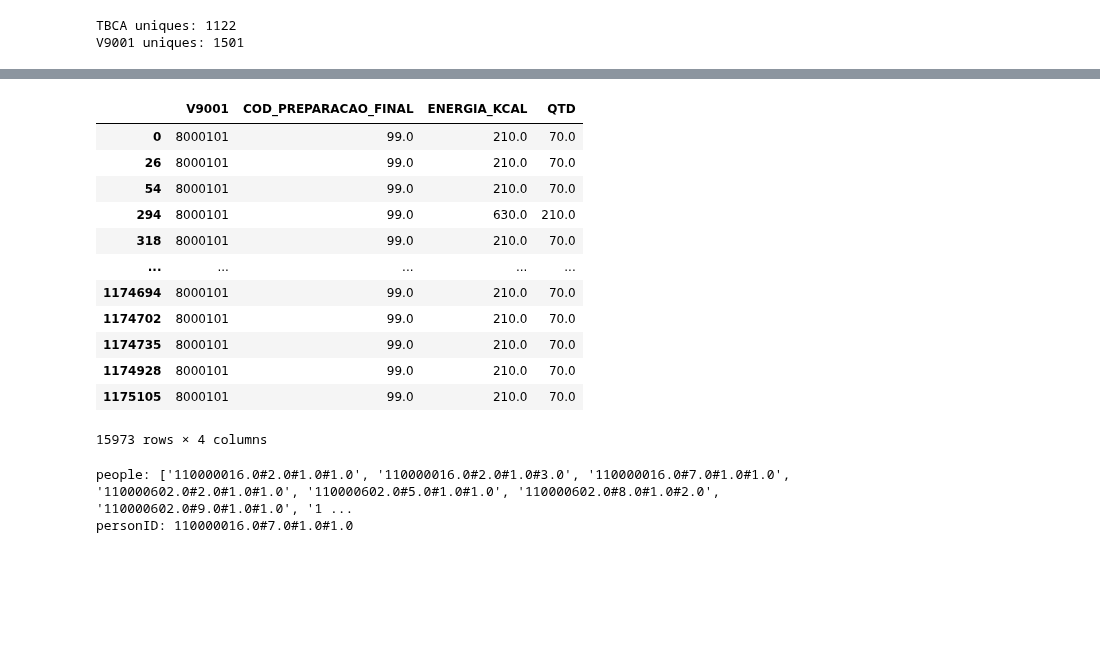
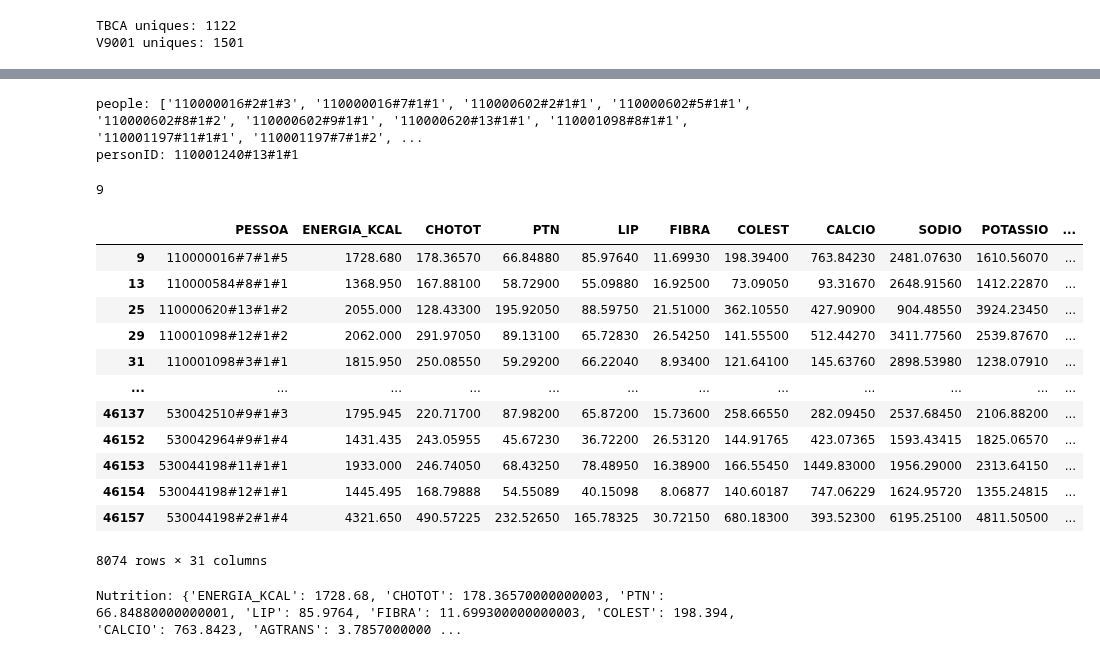
Before and after one commit to thalyson004/nutrition-study, a Jupyter notebook: notebooks/samples/018_add_pre_select_meal_into_search.ipynb, the cells around one changed output, grey strips where cells are left out. Saved outputs shown, nothing was run; the diff lists cells and outputs as text; code cells hidden in the pictures; blank space fills up the shorter version.

Commit message:
#74 Change base CONSUMO file to the original

```diff
--- a/notebooks/samples/018_add_pre_select_meal_into_search.ipynb
+++ b/notebooks/samples/018_add_pre_select_meal_into_search.ipynb
@@ -53,29 +86,36 @@ dfMealState
-# %%
-dfConsumo[dfConsumo["V9001"] == 8000101.0][["V9001", "COD_PREPARACAO_FINAL", "ENERGIA_KCAL", "QTD"]]
-# %% [output]
-|  | V9001 | COD_PREPARACAO_FINAL | ENERGIA_KCAL | QTD |
-| 0 | 8000101 | 99.0 | 210.0 | 70.0 |
-| 26 | 8000101 | 99.0 | 210.0 | 70.0 |
-| 54 | 8000101 | 99.0 | 210.0 | 70.0 |
-| 294 | 8000101 | 99.0 | 630.0 | 210.0 |
-| 318 | 8000101 | 99.0 | 210.0 | 70.0 |
-| ... | ... | ... | ... | ... |
-| 1174694 | 8000101 | 99.0 | 210.0 | 70.0 |
-| 1174702 | 8000101 | 99.0 | 210.0 | 70.0 |
-| 1174735 | 8000101 | 99.0 | 210.0 | 70.0 |
-| 1174928 | 8000101 | 99.0 | 210.0 | 70.0 |
-| 1175105 | 8000101 | 99.0 | 210.0 | 70.0 |
-15973 rows × 4 columns
 # %%
 people = getDfPersonAdultsMale()["PESSOA"].to_list()
 # %%
 # Get all personID
 # people = list(dictMealState)
 personID = people[1]
-personID = people[2]
+personID = people[10]
 # personID = 'UNKNOW'
 print("people:", people)
 print("personID:", personID)
 # %% [output]
-people: ['110000016.0#2.0#1.0#1.0', '110000016.0#2.0#1.0#3.0', '110000016.0#7.0#1.0#1.0', '110000602.0#2.0#1.0#1.0', '110000602.0#5.0#1.0#1.0', '110000602.0#8.0#1.0#2.0', '110000602.0#9.0#1.0#1.0', '1 ...
-personID: 110000016.0#7.0#1.0#1.0
+people: ['110000016#2#1#3', '110000016#7#1#1', '110000602#2#1#1', '110000602#5#1#1', '110000602#8#1#2', '110000602#9#1#1', '110000620#13#1#1', '110001098#8#1#1', '110001197#11#1#1', '110001197#7#1#2', ...
+personID: 110001240#13#1#1
+# %%
+initialState = State.getStateByPersonId(personID)
+
+print( sum( 1 for x in list(initialState.data.values()) if x >0 ) )
+# %% [output]
+9
+# %%
+dfPerson = getDfPerson()
+dfPerson[ ((dfPerson["AGE"]>18) & (dfPerson["AGE"]<30)) ]
+# %% [output]
+|  | PESSOA | ENERGIA_KCAL | CHOTOT | PTN | LIP | FIBRA | COLEST | CALCIO | SODIO | POTASSIO | ... |
+| 9 | 110000016#7#1#5 | 1728.680 | 178.36570 | 66.84880 | 85.97640 | 11.69930 | 198.39400 | 763.84230 | 2481.07630 | 1610.56070 | ... |
+| 13 | 110000584#8#1#1 | 1368.950 | 167.88100 | 58.72900 | 55.09880 | 16.92500 | 73.09050 | 93.31670 | 2648.91560 | 1412.22870 | ... |
+| 25 | 110000620#13#1#2 | 2055.000 | 128.43300 | 195.92050 | 88.59750 | 21.51000 | 362.10550 | 427.90900 | 904.48550 | 3924.23450 | ... |
+| 29 | 110001098#12#1#2 | 2062.000 | 291.97050 | 89.13100 | 65.72830 | 26.54250 | 141.55500 | 512.44270 | 3411.77560 | 2539.87670 | ... |
+| 31 | 110001098#3#1#1 | 1815.950 | 250.08550 | 59.29200 | 66.22040 | 8.93400 | 121.64100 | 145.63760 | 2898.53980 | 1238.07910 | ... |
+| ... | ... | ... | ... | ... | ... | ... | ... | ... | ... | ... | ... |
+| 46137 | 530042510#9#1#3 | 1795.945 | 220.71700 | 87.98200 | 65.87200 | 15.73600 | 258.66550 | 282.09450 | 2537.68450 | 2106.88200 | ... |
+| 46152 | 530042964#9#1#4 | 1431.435 | 243.05955 | 45.67230 | 36.72200 | 26.53120 | 144.91765 | 423.07365 | 1593.43415 | 1825.06570 | ... |
+| 46153 | 530044198#11#1#1 | 1933.000 | 246.74050 | 68.43250 | 78.48950 | 16.38900 | 166.55450 | 1449.83000 | 1956.29000 | 2313.64150 | ... |
+| 46154 | 530044198#12#1#1 | 1445.495 | 168.79888 | 54.55089 | 40.15098 | 8.06877 | 140.60187 | 747.06229 | 1624.95720 | 1355.24815 | ... |
+| 46157 | 530044198#2#1#4 | 4321.650 | 490.57225 | 232.52650 | 165.78325 | 30.72150 | 680.18300 | 393.52300 | 6195.25100 | 4811.50500 | ... |
+8074 rows × 31 columns
@@ -82,3 +124,10 @@ personID: 110000016.0#7.0#1.0#1.0
+# %%
+# Init a set of states
+initialState = State.getStateByPersonId(personID)
+initialNutrition = Nutrition(initialState)
+print(initialNutrition)
+# %% [output]
+Nutrition: {'ENERGIA_KCAL': 1728.68, 'CHOTOT': 178.36570000000003, 'PTN': 66.84880000000001, 'LIP': 85.9764, 'FIBRA': 11.699300000000003, 'COLEST': 198.394, 'CALCIO': 763.8423, 'AGTRANS': 3.7857000000 ...
 # %%
 # fitness = Nutrition.absDifference
 fitness = Nutrition.absDifferenceNegativePenalty
```
Also changed, not shown: parts of 14 cells of this notebook, 5 other files.
